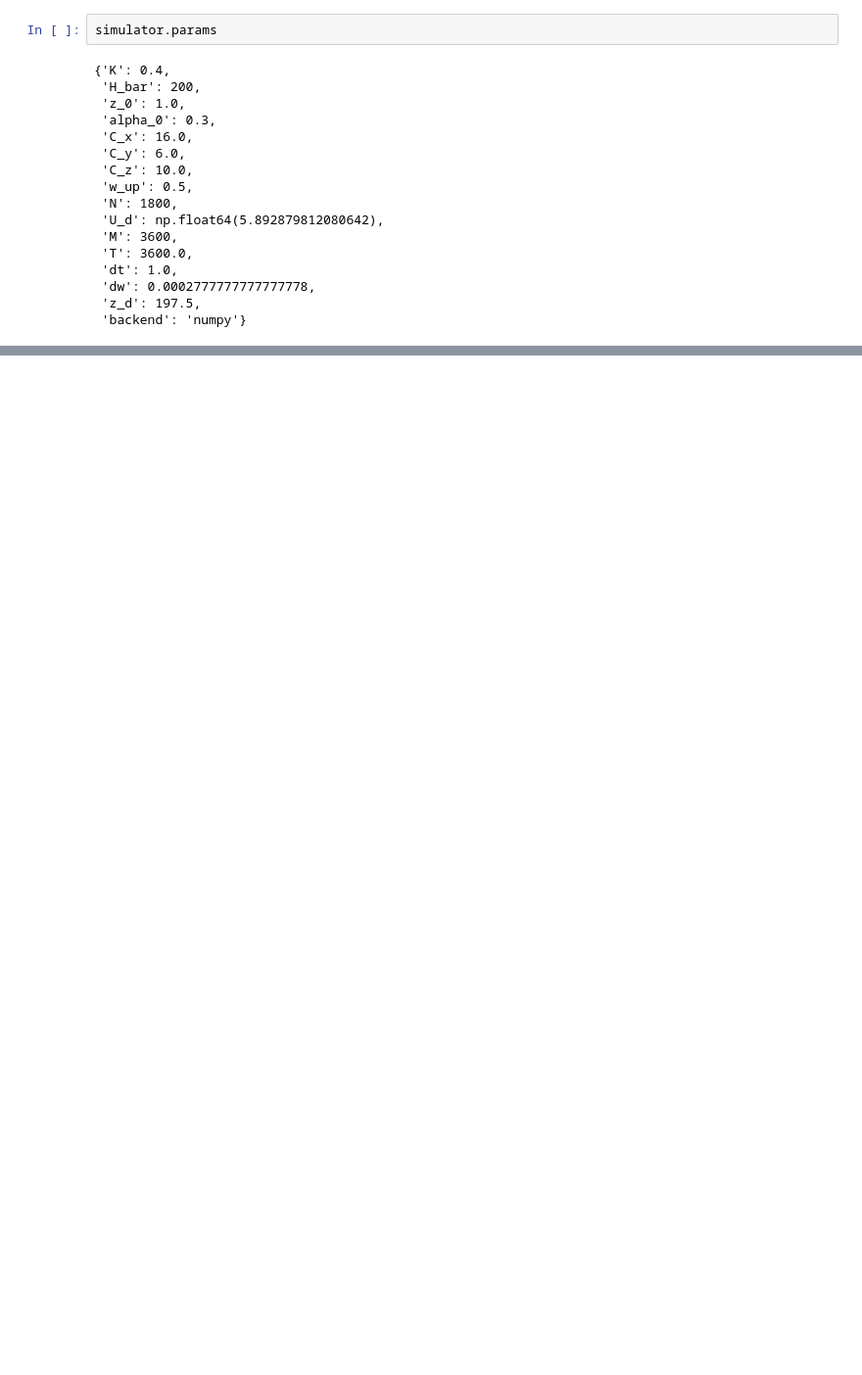
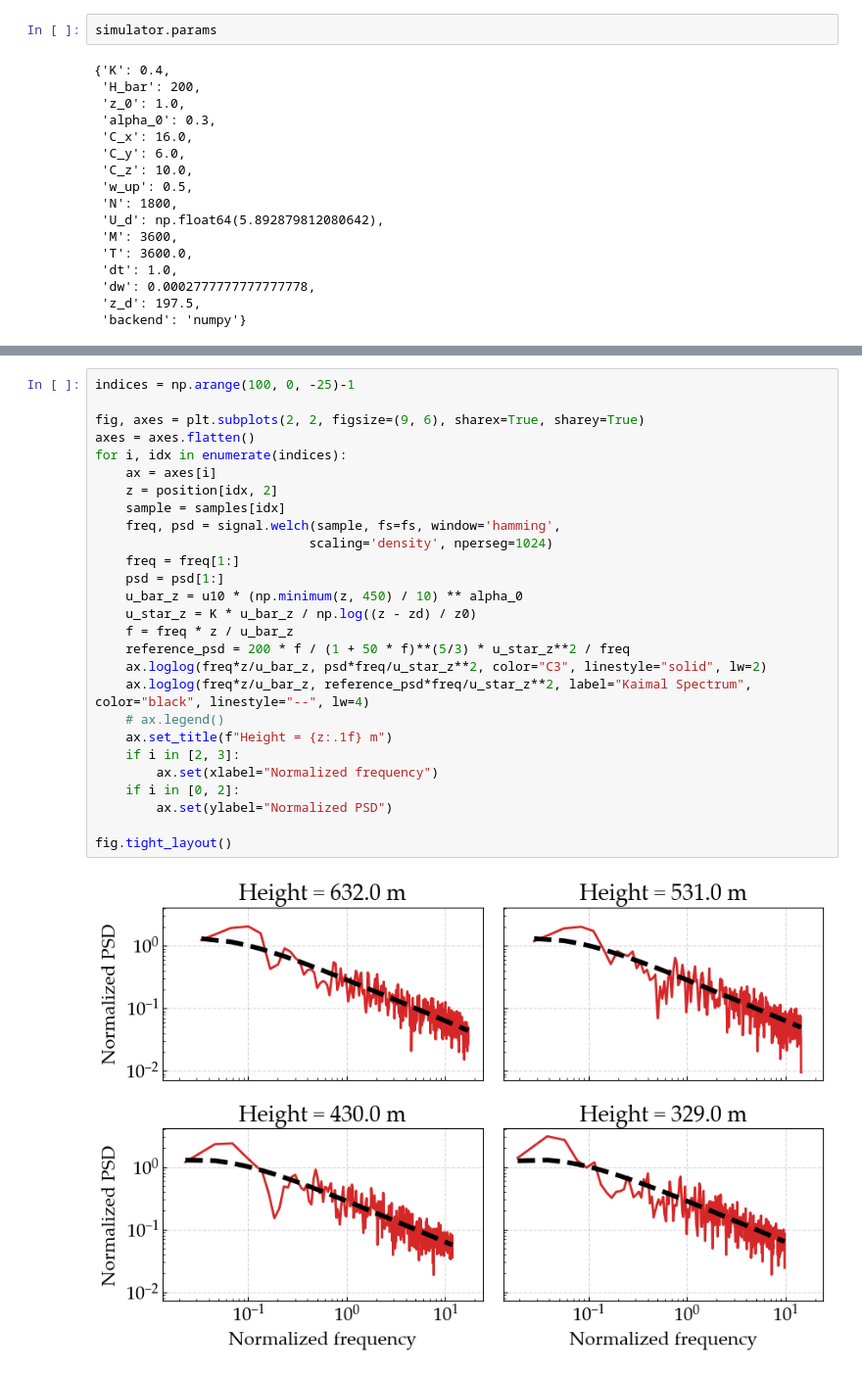
Before and after one commit to NanxiiChen/wind-simulation-GPU, a Jupyter notebook: examples/simulate_high_rise_building.ipynb, the cells around one changed output, grey strips where cells are left out. Shown at 98% size. Cells and saved outputs as stored; diff of their text form; blank space fills up the shorter version.

```diff
--- a/examples/simulate_high_rise_building.ipynb
+++ b/examples/simulate_high_rise_building.ipynb
@@ -147,0 +148,29 @@ fig.savefig("./img/high_rise_building_wind_spectrum_norm.png", bbox_inches="tigh
+# %%
+indices = np.arange(100, 0, -25)-1
+
+fig, axes = plt.subplots(2, 2, figsize=(9, 6), sharex=True, sharey=True)
+axes = axes.flatten()
+for i, idx in enumerate(indices):
+    ax = axes[i]
+    z = position[idx, 2]
+    sample = samples[idx]
+    freq, psd = signal.welch(sample, fs=fs, window='hamming',
+                            scaling='density', nperseg=1024)
+    freq = freq[1:]
+    psd = psd[1:]
+    u_bar_z = u10 * (np.minimum(z, 450) / 10) ** alpha_0
+    u_star_z = K * u_bar_z / np.log((z - zd) / z0)
+    f = freq * z / u_bar_z
+    reference_psd = 200 * f / (1 + 50 * f)**(5/3) * u_star_z**2 / freq
+    ax.loglog(freq*z/u_bar_z, psd*freq/u_star_z**2, color="C3", linestyle="solid", lw=2)
+    ax.loglog(freq*z/u_bar_z, reference_psd*freq/u_star_z**2, label="Kaimal Spectrum", color="black", linestyle="--", lw=4)
+    # ax.legend()
+    ax.set_title(f"Height = {z:.1f} m")
+    if i in [2, 3]:
+        ax.set(xlabel="Normalized frequency")
+    if i in [0, 2]:
+        ax.set(ylabel="Normalized PSD")
+
+fig.tight_layout()
+# %% [output]
+[figure, added]
```
Also changed, not shown: parts of 3 cells of this notebook, 12 other files.
